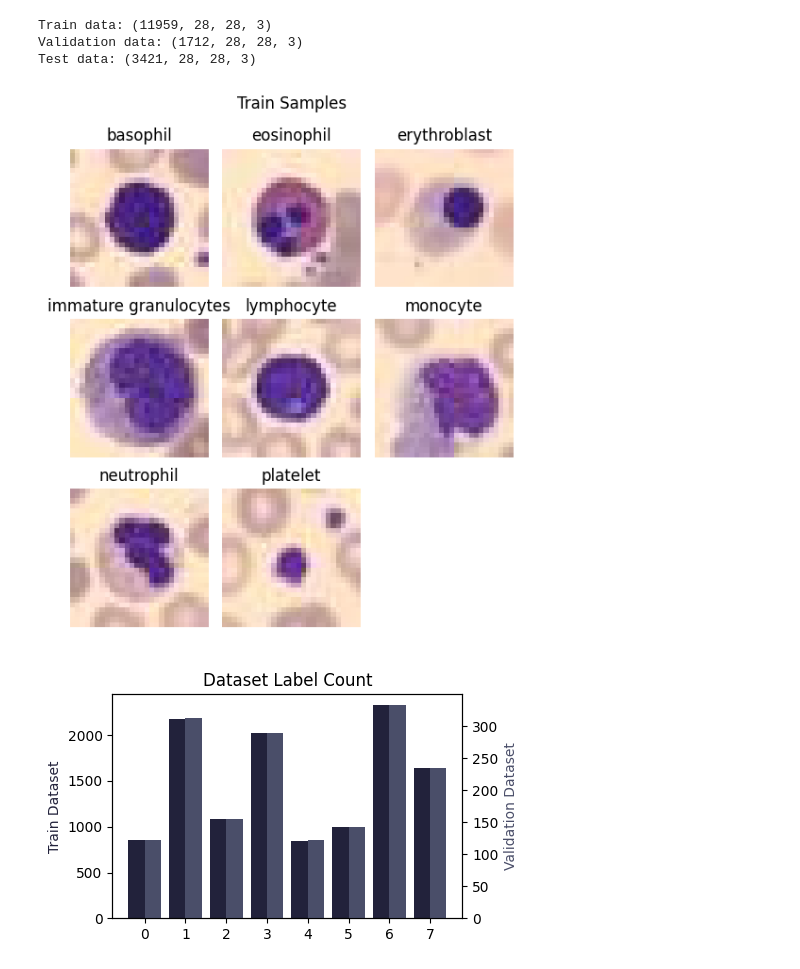
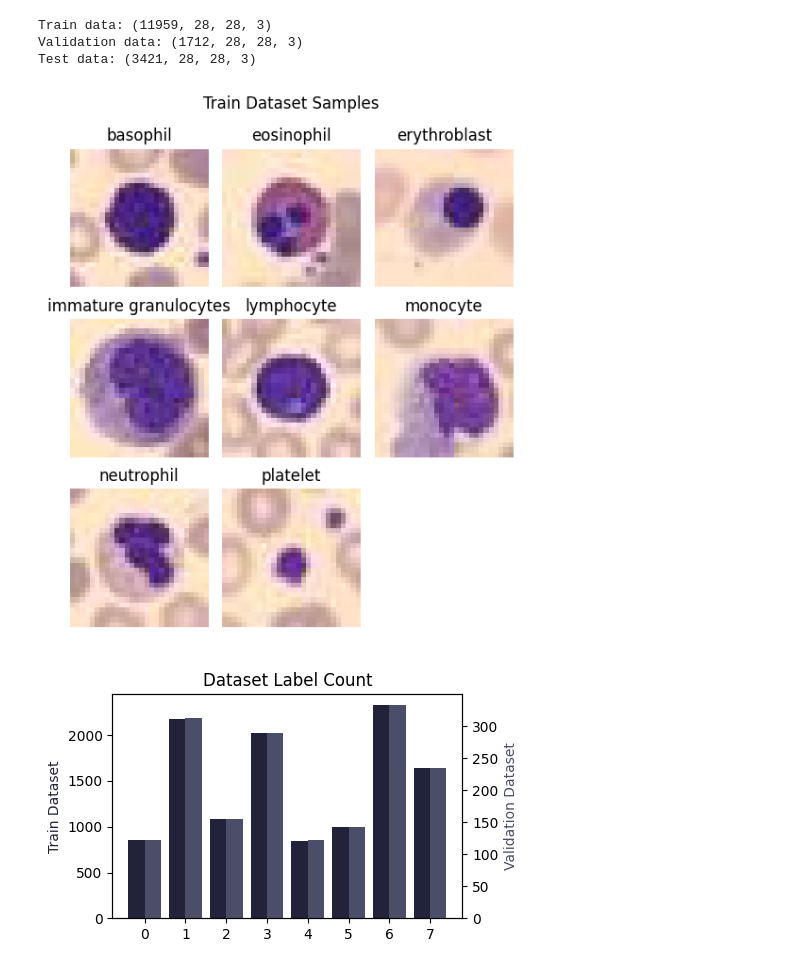
Before and after one commit to TiagoCAAmorim/machine_learning, a Jupyter notebook: Lista03/Lista03.ipynb, the cells around one changed output. Saved outputs shown, nothing was run; the diff lists cells and outputs as text; code cells hidden in the pictures.

Commit message:
Initial code tests

```diff
--- a/Lista03/Lista03.ipynb
+++ b/Lista03/Lista03.ipynb
@@ -165,10 +192,11 @@ def model_summary(model, X_test, y_test, labels, description, filename):
 # %%
 from medmnist import BloodMNIST
 
+image_size=28
 if READ_DATASETS:
-    train_dataset = BloodMNIST(split="train", download=True)
-    val_dataset = BloodMNIST(split="val", download=True)
-    test_dataset = BloodMNIST(split="test", download=True)
+    train_dataset = BloodMNIST(split="train", download=True, size=image_size)
+    val_dataset = BloodMNIST(split="val", download=True, size=image_size)
+    test_dataset = BloodMNIST(split="test", download=True, size=image_size)
 
     _ = joblib.dump(train_dataset, "train_dataset.sav")
     _ = joblib.dump(val_dataset, "val_dataset.sav")
@@ -221,12 +249,12 @@ Test data: (3421, 28, 28, 3)
 # %%
 images = []
 for i in range(len(labels)):
     images.append(X_train[y_train==i][0])
 
-image_panel = create_image_panel(images, labels, title="Train Samples")
+image_panel = create_image_panel(images, labels, title="Train Dataset Samples")
 plt.show(image_panel)
 # %% [output]
-[figure, old version]
+[figure, new version]
 # %%
 label_count_train = [sum(y_train==i) for i in range(len(labels))]
 label_count_val = [sum(y_val==i) for i in range(len(labels))]
```
Also changed, not shown: parts of 25 cells of this notebook, 2 other files.
